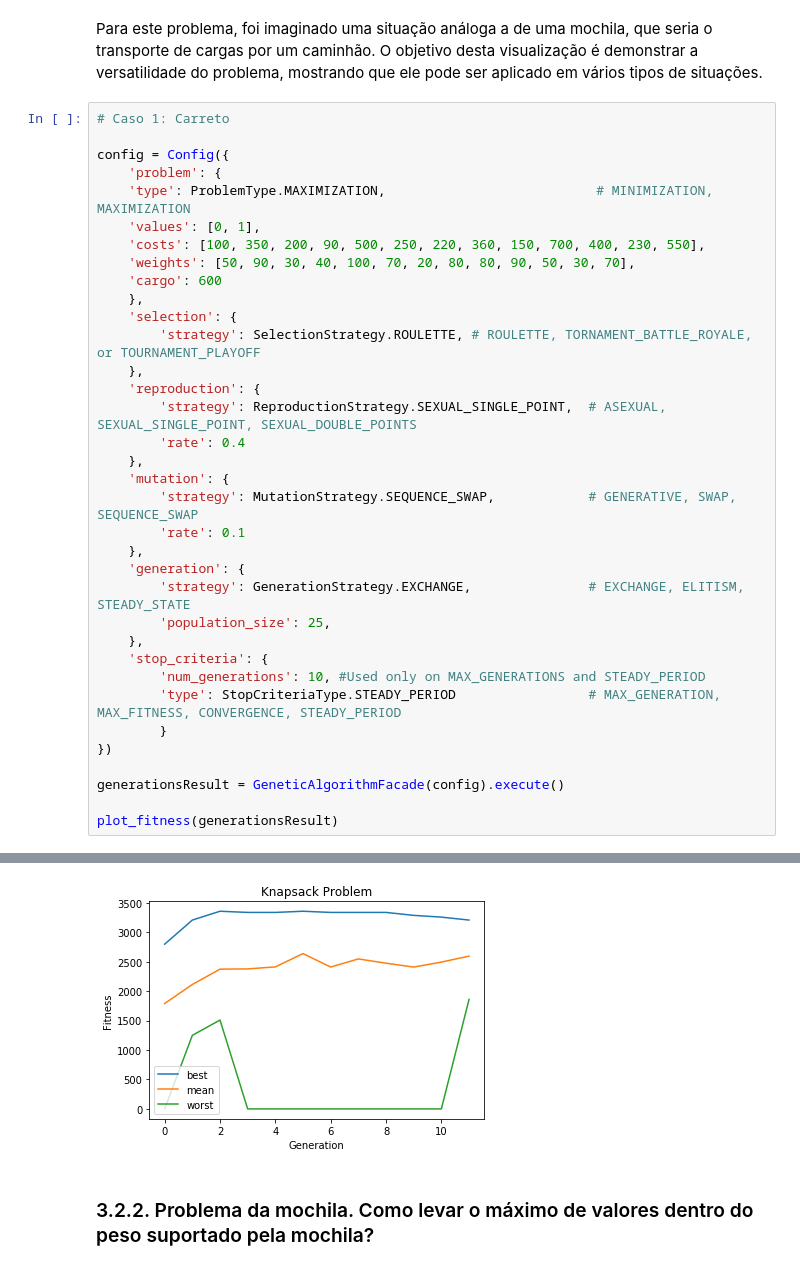
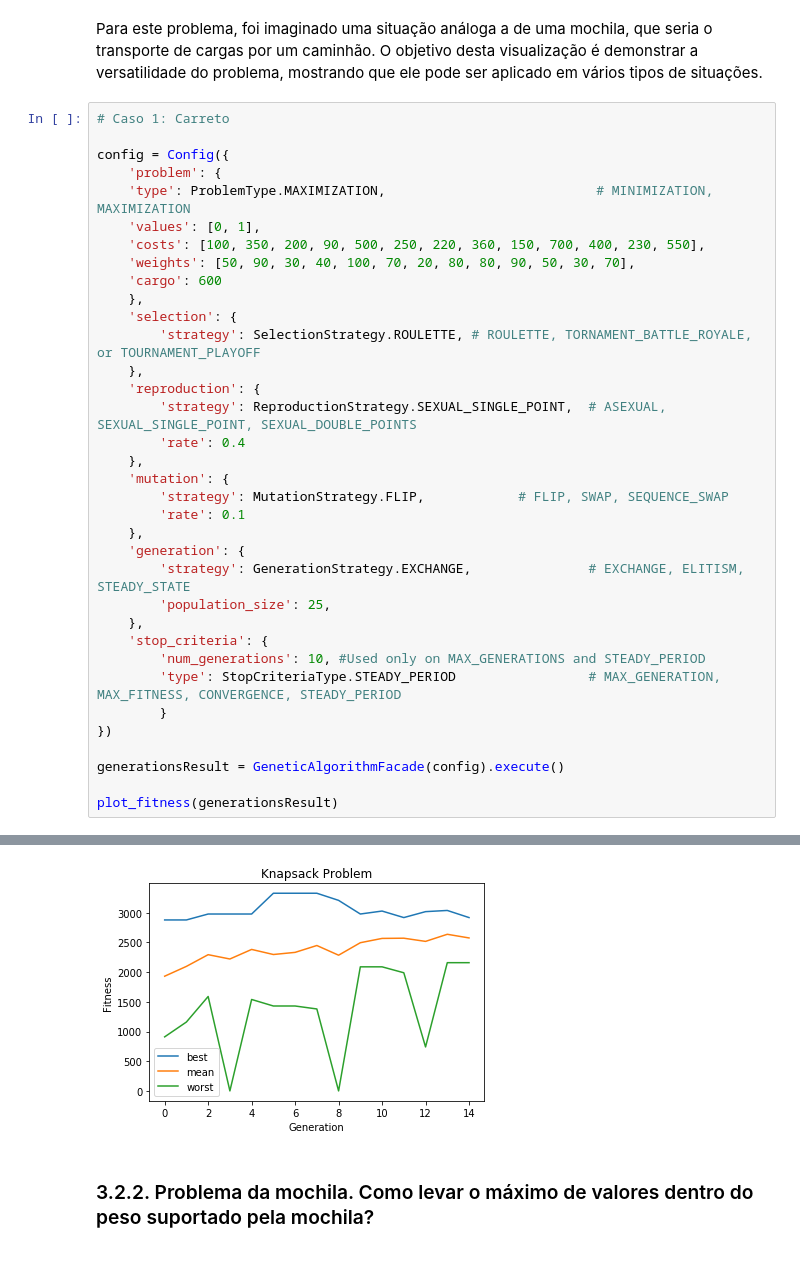
Before and after one commit to edbkei/MO416PROJ2, a Jupyter notebook: Project2/project2.ipynb, the cells around one changed output, grey strips where cells are left out. Cells and saved outputs as stored; diff of their text form.

```diff
--- a/Project2/project2.ipynb
+++ b/Project2/project2.ipynb
@@ -204,7 +204,7 @@ config = Config({
         'rate': 0.4
     },
     'mutation': {
-        'strategy': MutationStrategy.SEQUENCE_SWAP,            # GENERATIVE, SWAP, SEQUENCE_SWAP
+        'strategy': MutationStrategy.FLIP,            # FLIP, SWAP, SEQUENCE_SWAP
         'rate': 0.1
     },
     'generation': {
@@ -241,4 +241,4 @@ Best choice:
-[figure, old version]
+[figure, new version]
 # %% [markdown]
 ### 3.2.2. Problema da mochila. Como levar o máximo de valores dentro do peso suportado pela mochila?
 # %% [markdown]
```
Also changed, not shown: parts of 3 cells of this notebook, 4 other files.
